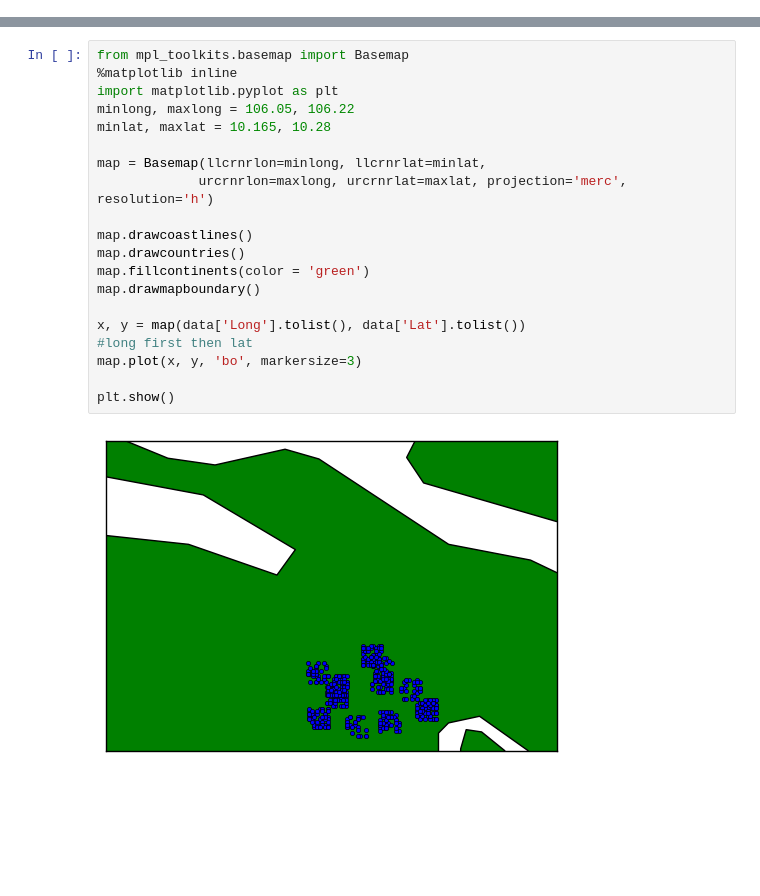
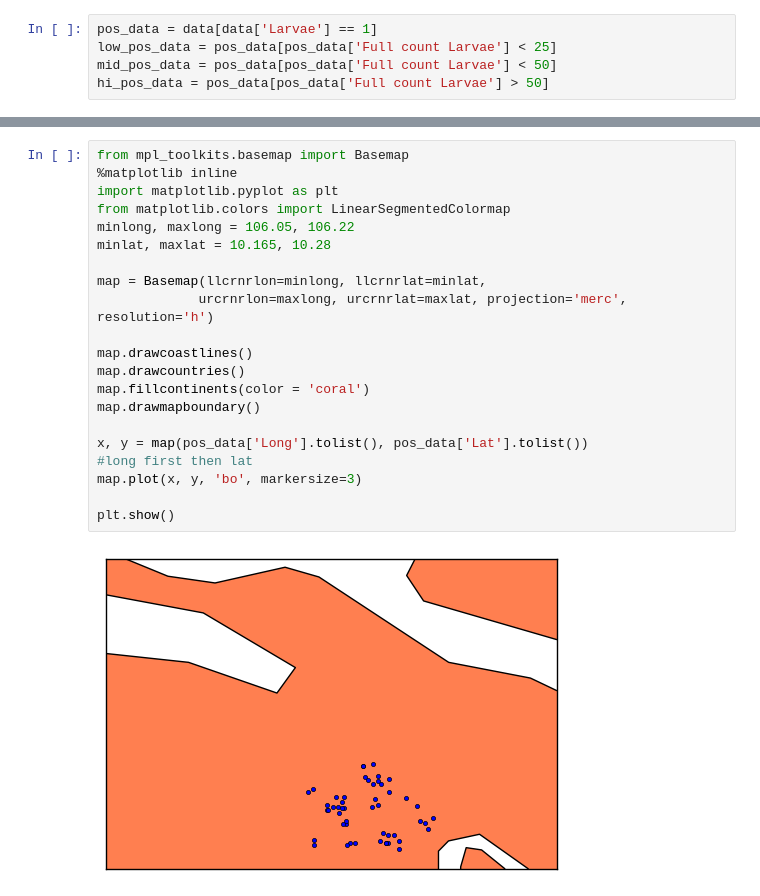
Before and after one commit to Annipha/project, a Jupyter notebook: code/Geography visualization.ipynb, the cells around one changed output, grey strips where cells are left out. Drawn from its saved outputs; the diff is of its cells as text; blank space fills up the shorter version.

```diff
--- a/code/Geography visualization.ipynb
+++ b/code/Geography visualization.ipynb
@@ -4,0 +29,5 @@ data = pd.read_csv("geo data.csv")
+# %%
+pos_data = data[data['Larvae'] == 1]
+low_pos_data = pos_data[pos_data['Full count Larvae'] < 25]
+mid_pos_data = pos_data[pos_data['Full count Larvae'] < 50]
+hi_pos_data = pos_data[pos_data['Full count Larvae'] > 50]
@@ -5,24 +61,23 @@ data = pd.read_csv("geo data.csv")
 # %%
 from mpl_toolkits.basemap import Basemap
 %matplotlib inline
 import matplotlib.pyplot as plt
+from matplotlib.colors import LinearSegmentedColormap
 minlong, maxlong = 106.05, 106.22
 minlat, maxlat = 10.165, 10.28
 
 map = Basemap(llcrnrlon=minlong, llcrnrlat=minlat,
              urcrnrlon=maxlong, urcrnrlat=maxlat, projection='merc', resolution='h')
 
 map.drawcoastlines()
 map.drawcountries()
-map.fillcontinents(color = 'green')
+map.fillcontinents(color = 'coral')
 map.drawmapboundary()
 
-x, y = map(data['Long'].tolist(), data['Lat'].tolist())
+x, y = map(pos_data['Long'].tolist(), pos_data['Lat'].tolist())
 #long first then lat
 map.plot(x, y, 'bo', markersize=3)
 
 plt.show()
 # %% [output]
-[figure, old version]
+[figure, new version]
-# %% [markdown]
-###
```
Also changed, not shown: parts of 6 cells of this notebook, 4 other files.
